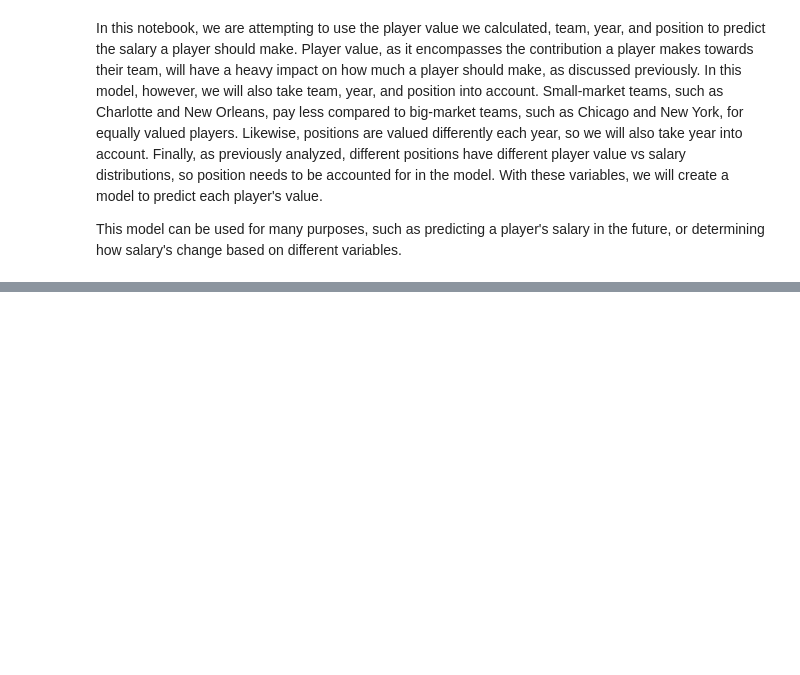
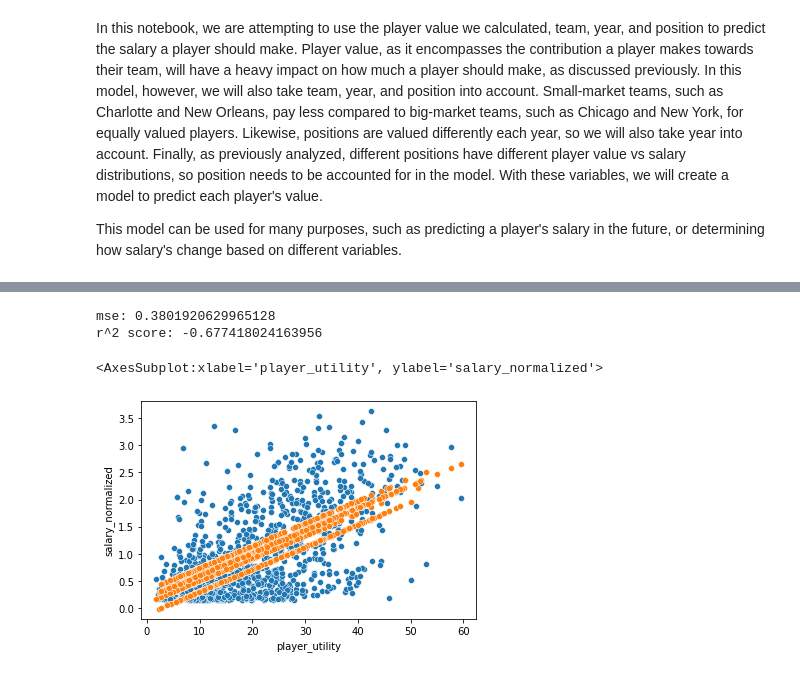
Before and after one commit to matteo8p/NBA_Analysis, a Jupyter notebook: Predicting Player Salary .ipynb, the cells around one changed output, grey strips where cells are left out. Cells and saved outputs as stored; diff of their text form; code cells hidden in the pictures; blank space fills up the shorter version.

```diff
--- a/Predicting Player Salary .ipynb
+++ b/Predicting Player Salary .ipynb
@@ -61,0 +75,23 @@ r^2 score: -0.8090615617611896
+# %%
+def mean(x):
+    x["salary_normalized"] = x["salary"] / x["salary"].mean()
+    return x
+df_2007 = df_2007.groupby("season_start").apply(mean)
+linear_model = LinearRegression()
+data = df_2007[["player_utility"]].values
+target = df_2007["salary_normalized"].values
+categorical = OneHotEncoder().fit_transform(df_2007[["position"]].values).toarray()
+data = np.append(data, categorical, axis=1)
+linear_model.fit(X=data, y=target)
+df_2007["predicted salary_normalized"] = linear_model.predict(data)
+mse = mean_squared_error(df_2007["predicted salary_normalized"], df_2007["salary_normalized"])
+r2_score_value = r2_score(df_2007["predicted salary_normalized"], df_2007["salary_normalized"])
+print("mse:", mse)
+print("r^2 score:", r2_score_value)
+sns.scatterplot(data=df_2007, x="player_utility", y="salary_normalized")
+sns.scatterplot(data=df_2007, x="player_utility", y="predicted salary_normalized")
+# %% [output]
+mse: 0.3801920629965128
+r^2 score: -0.677418024163956
+<AxesSubplot:xlabel='player_utility', ylabel='salary_normalized'>
+[figure, added]
```
Also changed, not shown: parts of 6 cells of this notebook.
